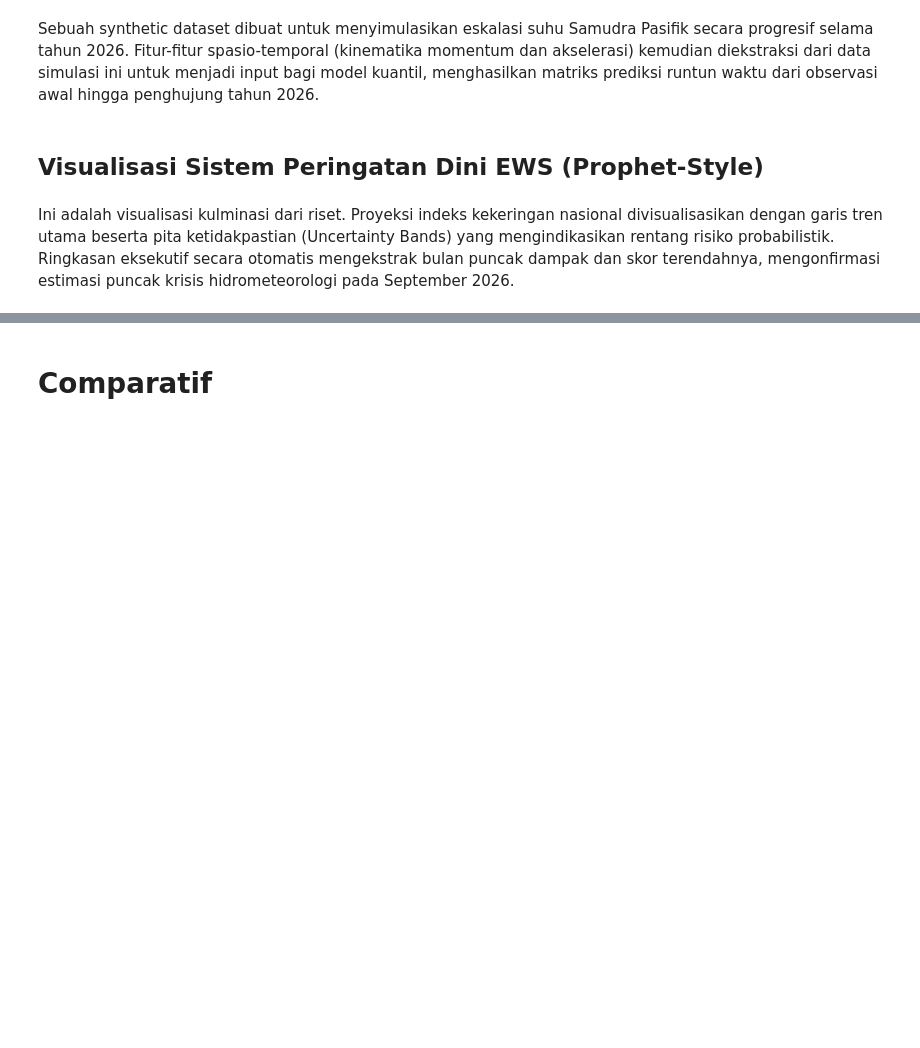
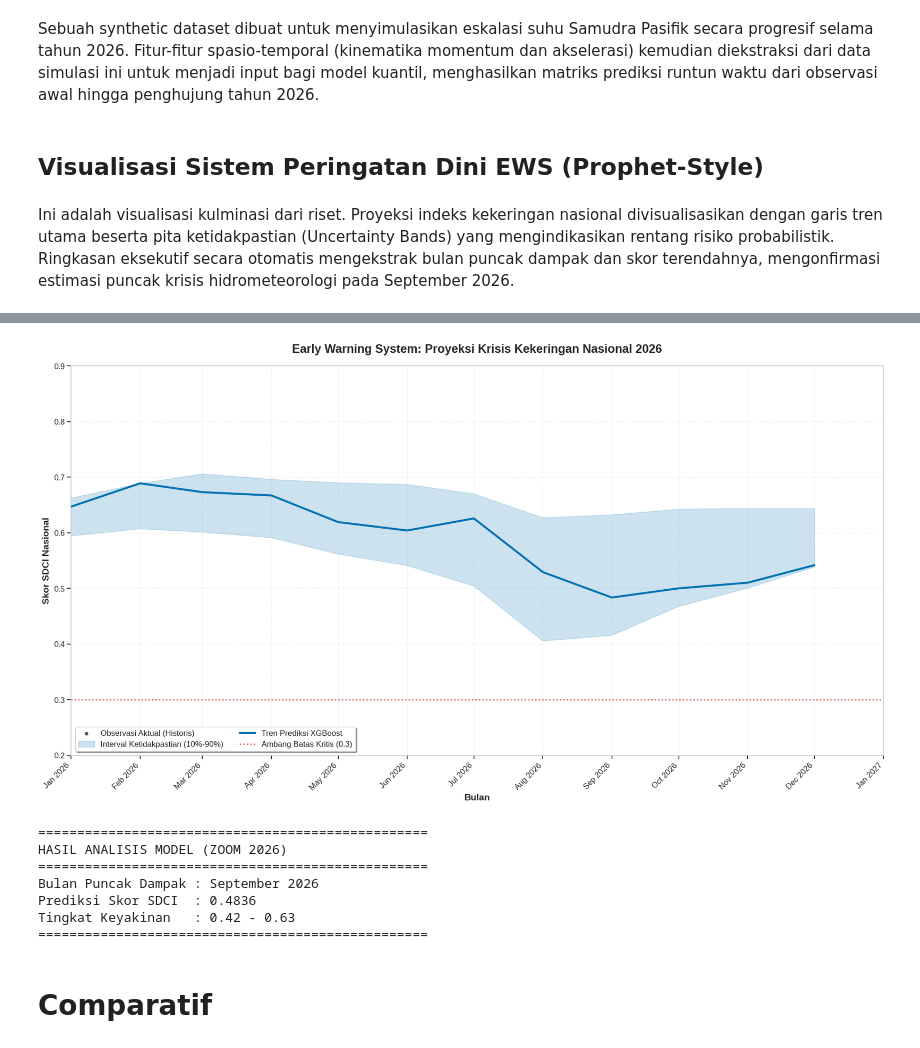
Before and after one commit to PashaAkrilian/Godzila-El-Nino, a Jupyter notebook: godzila-el-nino.ipynb, the cells around one changed output, grey strips where cells are left out. Drawn from its saved outputs; the diff is of its cells as text; code cells hidden in the pictures; blank space fills up the shorter version.

Commit message:
Kaggle Notebook | Godzila El Nino | Version 15

```diff
--- a/godzila-el-nino.ipynb
+++ b/godzila-el-nino.ipynb
@@ -1091,4 +1087,73 @@ Tingkat Keyakinan   : 0.40 - 0.65
 ==================================================
+# %%
+import matplotlib.dates as mdates # Pastikan library ini di-import di bagian atas
+
+# =======================================================
+# 5. VISUALISASI PROPHET-STYLE (ZOOM IN 2026)
+# =======================================================
+plt.figure(figsize=(18, 10))
+
+# A. Data Observasi (Titik Hitam)
+plt.scatter(pd.to_datetime(df_engineered['date_key']), df_engineered['SDCI_Indo'],
+            color='black', s=20, alpha=0.6, label='Observasi Aktual (Historis)', zorder=2)
+
+# B. Area Ketidakpastian (Bayangan Biru)
+plt.fill_between(full_timeline_dates, full_low_line, full_high_line,
+                 color='#0072B2', alpha=0.2, label='Interval Ketidakpastian (10%-90%)', zorder=1)
+
+# C. Garis Tren Prediksi (Garis Biru)
+plt.plot(full_timeline_dates, full_med_line,
+         color='#0072B2', linewidth=3, label='Tren Prediksi XGBoost', zorder=3)
+
+# D. Garis Batas Kritis & Penanda Waktu
+plt.axvline(last_date, color='black', linestyle='--', alpha=0.4)
+plt.axhline(0.3, color='#d62728', linestyle=':', alpha=0.7, linewidth=2, label='Ambang Batas Kritis (0.3)')
+
+# E. Penataan Sumbu & Judul (VERSI ZOOM)
+plt.title('Early Warning System: Proyeksi Krisis Kekeringan Nasional 2026',
+          fontsize=18, fontweight='bold', pad=20)
+plt.ylabel('Skor SDCI Nasional', fontsize=14, fontweight='bold')
+plt.xlabel('Bulan', fontsize=14, fontweight='bold')
+
+# PERUBAHAN 1: Batasi sumbu X khusus untuk tahun 2026 hingga awal 2027
+plt.xlim(pd.to_datetime('2026-01-01'), pd.to_datetime('2027-01-01'))
+
+# PERUBAHAN 2: Sesuaikan sumbu Y jika grafik terlalu "gepeng".
+# (Silakan diubah rentangnya, misalnya 0.2 ke 0.8, agar fluktuasinya terlihat lebih dramatis)
+plt.ylim(0.2, 0.9)
+
+# PERUBAHAN 3: Format sumbu X agar menampilkan label nama bulan dengan jelas
+ax = plt.gca()
+ax.xaxis.set_major_locator(mdates.MonthLocator(interval=1)) # Tampilkan *tick* setiap 1 bulan
+ax.xaxis.set_major_formatter(mdates.DateFormatter('%b %Y')) # Format output: Jan 2026, Feb 2026, dst.
+plt.xticks(rotation=45, ha='right', fontsize=12) # Putar teks 45 derajat agar tidak tumpang tindih
+plt.yticks(fontsize=12)
+
+plt.grid(True, linestyle=':', alpha=0.5)
+plt.legend(loc='lower left', frameon=True, shadow=True, ncol=2, fontsize=12)
+plt.tight_layout()
+plt.show()
+
+# =======================================================
+# 6. RINGKASAN EKSEKUTIF
+# =======================================================
+puncak_idx = np.argmin(y_fut_med)
+print("\n" + "="*50)
+print("HASIL ANALISIS MODEL (ZOOM 2026)")
+print("="*50)
+print(f"Bulan Puncak Dampak : {future_dates[puncak_idx].strftime('%B %Y')}")
+print(f"Prediksi Skor SDCI  : {np.min(y_fut_med):.4f}")
+print(f"Tingkat Keyakinan   : {y_fut_low[puncak_idx]:.2f} - {y_fut_high[puncak_idx]:.2f}")
+print("="*50)
+# %% [output]
+[figure, added]
+==================================================
+HASIL ANALISIS MODEL (ZOOM 2026)
+==================================================
+Bulan Puncak Dampak : September 2026
+Prediksi Skor SDCI  : 0.4836
+Tingkat Keyakinan   : 0.42 - 0.63
+==================================================
 # %% [markdown]
 # Comparatif
 # %%
```
Also changed, not shown: parts of 13 cells of this notebook.
